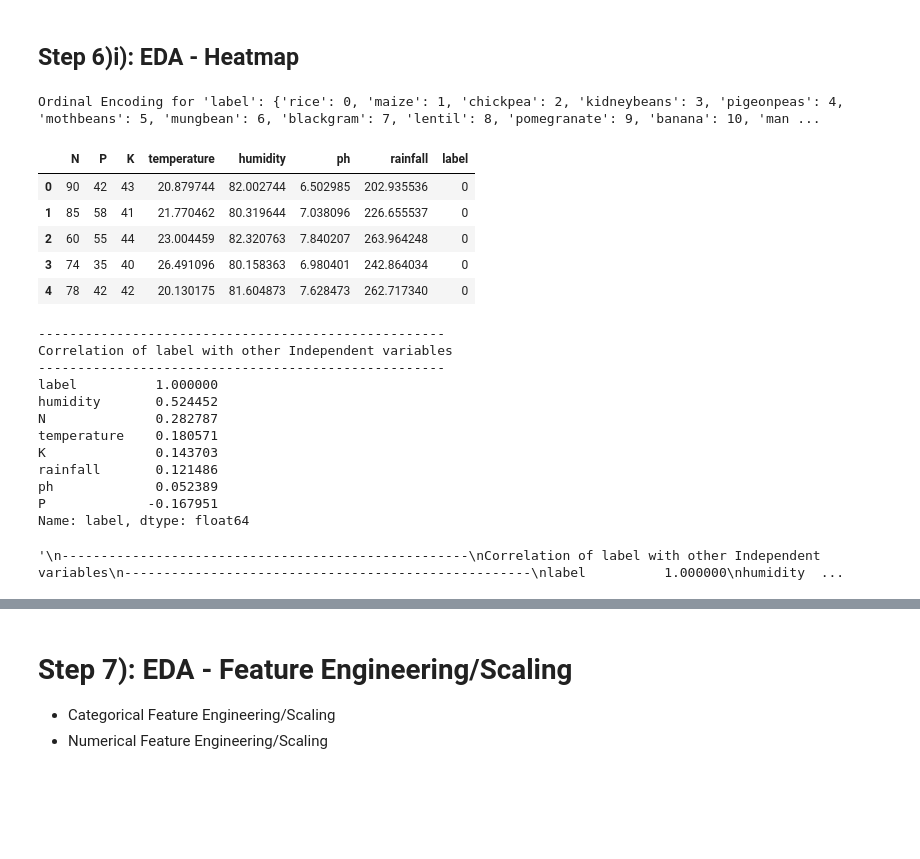
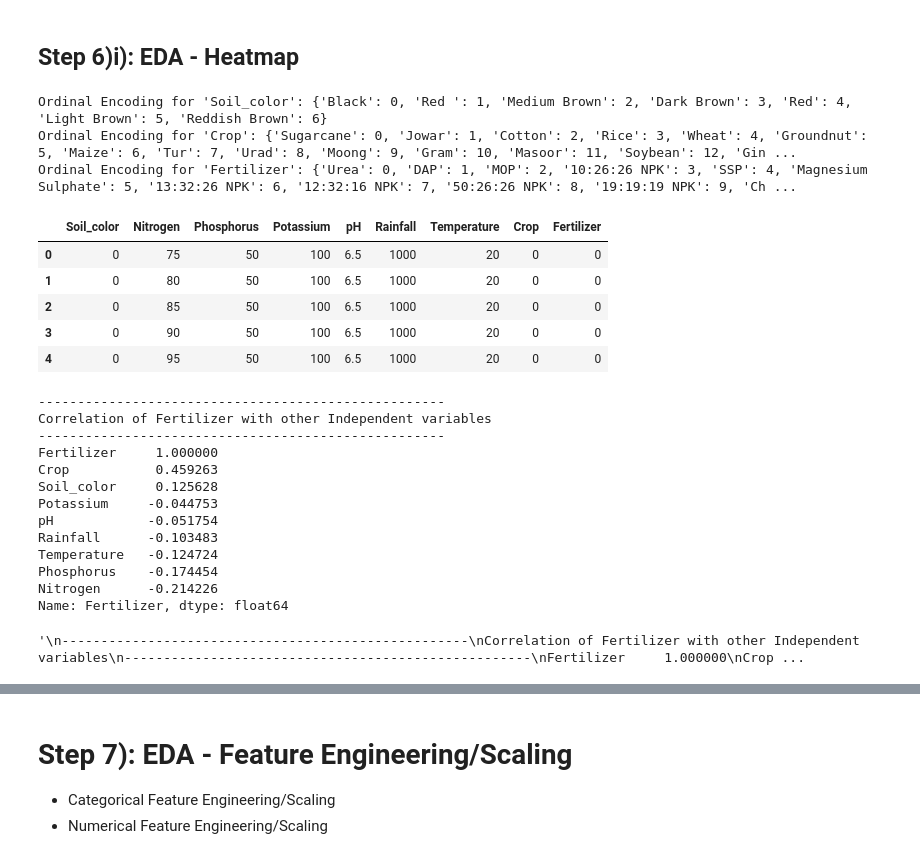
Before and after one commit to leon7731/Agricultural-Fertilizer-Recommendation, a Jupyter notebook: SVM/1) SVM (Pipeline).ipynb, the cells around one changed output, grey strips where cells are left out. Saved outputs shown, nothing was run; the diff lists cells and outputs as text; code cells hidden in the pictures; blank space fills up the shorter version.

```diff
--- a/SVM/1) SVM (Pipeline).ipynb
+++ b/SVM/1) SVM (Pipeline).ipynb
@@ -19,13 +19,16 @@ import plotly.figure_factory as ff
 # Dataset Source: Kaggle
 # Link: https://www.kaggle.com/datasets/sanchitagholap/crop-and-fertilizer-dataset-for-westernmaharashtra
 # %%
-df = pd.read_csv('Data/crop_recommendation.csv')
+df = pd.read_csv('Data/Crop and fertilizer dataset.csv')
 
 # Removing leading and trailing spaces from column names
 df.columns = df.columns.str.strip()
 
 # Replace multiple spaces with a single space in all column names
 df.columns = df.columns.str.replace(r'\s+', ' ', regex=True)
+
+# Drop Unnecessary Columns
+df.drop(['District_Name', 'Link'], axis=1, inplace=True)
 # %% [markdown]
 # Step 2: Overview of Dataset
 # %%
@@ -178,41 +182,43 @@ univariate_analysis_plotly(df)
 # %%
 
 def apply_auto_ordinal_encoding(df: pd.DataFrame, columns_to_encode: list[str]) -> pd.DataFrame:
     """
     Apply automatic Ordinal Encoding to specific columns of a DataFrame.
 
     Parameters:
     - df: Input DataFrame
     - columns_to_encode: List of column names to apply Ordinal Encoding
 
     Returns:
     - DataFrame with Ordinally Encoded columns
     """
 
     df_encoded = df.copy()
 
     for column in columns_to_encode:
         unique_values = df[column].unique()
         ordinal_mapping = {key: val for val, key in enumerate(unique_values)}
 
         # Print the ordinal mapping for the column
         print(f"Ordinal Encoding for '{column}': {ordinal_mapping}")
 
         df_encoded[column] = df[column].map(ordinal_mapping)
 
     return df_encoded
 
 # Example usage:
-df_encoded = apply_auto_ordinal_encoding(df, ['label'])
-df_encoded.head()
+df_encoded_eda = apply_auto_ordinal_encoding(df, ['Soil_color', 'Crop', 'Fertilizer', ])
+df_encoded_eda.head()
 # %% [output]
-Ordinal Encoding for 'label': {'rice': 0, 'maize': 1, 'chickpea': 2, 'kidneybeans': 3, 'pigeonpeas': 4, 'mothbeans': 5, 'mungbean': 6, 'blackgram': 7, 'lentil': 8, 'pomegranate': 9, 'banana': 10, 'man ...
+Ordinal Encoding for 'Soil_color': {'Black': 0, 'Red ': 1, 'Medium Brown': 2, 'Dark Brown': 3, 'Red': 4, 'Light Brown': 5, 'Reddish Brown': 6}
+Ordinal Encoding for 'Crop': {'Sugarcane': 0, 'Jowar': 1, 'Cotton': 2, 'Rice': 3, 'Wheat': 4, 'Groundnut': 5, 'Maize': 6, 'Tur': 7, 'Urad': 8, 'Moong': 9, 'Gram': 10, 'Masoor': 11, 'Soybean': 12, 'Gin ...
+Ordinal Encoding for 'Fertilizer': {'Urea': 0, 'DAP': 1, 'MOP': 2, '10:26:26 NPK': 3, 'SSP': 4, 'Magnesium Sulphate': 5, '13:32:26 NPK': 6, '12:32:16 NPK': 7, '50:26:26 NPK': 8, '19:19:19 NPK': 9, 'Ch ...
-|  | N | P | K | temperature | humidity | ph | rainfall | label |
-| 0 | 90 | 42 | 43 | 20.879744 | 82.002744 | 6.502985 | 202.935536 | 0 |
-| 1 | 85 | 58 | 41 | 21.770462 | 80.319644 | 7.038096 | 226.655537 | 0 |
-| 2 | 60 | 55 | 44 | 23.004459 | 82.320763 | 7.840207 | 263.964248 | 0 |
-| 3 | 74 | 35 | 40 | 26.491096 | 80.158363 | 6.980401 | 242.864034 | 0 |
-| 4 | 78 | 42 | 42 | 20.130175 | 81.604873 | 7.628473 | 262.717340 | 0 |
+|  | Soil_color | Nitrogen | Phosphorus | Potassium | pH | Rainfall | Temperature | Crop | Fertilizer |
+| 0 | 0 | 75 | 50 | 100 | 6.5 | 1000 | 20 | 0 | 0 |
+| 1 | 0 | 80 | 50 | 100 | 6.5 | 1000 | 20 | 0 | 0 |
+| 2 | 0 | 85 | 50 | 100 | 6.5 | 1000 | 20 | 0 | 0 |
+| 3 | 0 | 90 | 50 | 100 | 6.5 | 1000 | 20 | 0 | 0 |
+| 4 | 0 | 95 | 50 | 100 | 6.5 | 1000 | 20 | 0 | 0 |
 # %%
 import pandas as pd
 import plotly.figure_factory as ff
@@ -262,45 +268,48 @@ def heatmap_correlations(df: pd.DataFrame, targetVariable:str ,colorscale:str="V
 
 # Example usage
 # heatmap_correlations(df, targetVariable="Class", colorscale='RdYlGn')
-heatmap_correlations(df_encoded, targetVariable="label", colorscale='RdYlGn')
+heatmap_correlations(df_encoded_eda, targetVariable="Fertilizer", colorscale='RdYlGn')
 # %% [output]
 ----------------------------------------------------
-Correlation of label with other Independent variables
+Correlation of Fertilizer with other Independent variables
 ----------------------------------------------------
-label          1.000000
-humidity       0.524452
-N              0.282787
-temperature    0.180571
-K              0.143703
-rainfall       0.121486
-ph             0.052389
-P             -0.167951
-Name: label, dtype: float64
+Fertilizer     1.000000
+Crop           0.459263
+Soil_color     0.125628
+Potassium     -0.044753
+pH            -0.051754
+Rainfall      -0.103483
+Temperature   -0.124724
+Phosphorus    -0.174454
+Nitrogen      -0.214226
+Name: Fertilizer, dtype: float64
 # %%
 """
 ----------------------------------------------------
-Correlation of label with other Independent variables
+Correlation of Fertilizer with other Independent variables
 ----------------------------------------------------
-label          1.000000
-humidity       0.382685
-K              0.346141
-N              0.312516
-rainfall       0.279080
-ph             0.151278
-temperature    0.125264
-P             -0.362496
-Name: label, dtype: float64
+Fertilizer     1.000000
+Crop           0.459263
+Soil_color     0.125628
+Potassium     -0.044753
+pH            -0.051754
+Rainfall      -0.103483
+Temperature   -0.124724
+Phosphorus    -0.174454
+Nitrogen      -0.214226
+Name: Fertilizer, dtype: float64
 
 """
 
 
-# Drop All Columns with Less 10% Positive and Negative Correlation
-# df.drop(["ph",
+# # Drop All Columns with Less 10% Positive and Negative Correlation
+# df.drop(["Potassium",
+#          "pH"
 #         ], axis=1, inplace=True)
 
 # df.head()
 # %% [output]
-'\n----------------------------------------------------\nCorrelation of label with other Independent variables\n----------------------------------------------------\nlabel          1.000000\nhumidity  ...
+'\n----------------------------------------------------\nCorrelation of Fertilizer with other Independent variables\n----------------------------------------------------\nFertilizer     1.000000\nCrop ...
 # %%
 from statsmodels.stats.outliers_influence import variance_inflation_factor
 from statsmodels.tools.tools import add_constant
```
Also changed, not shown: parts of 23 cells of this notebook, 25 other files.
